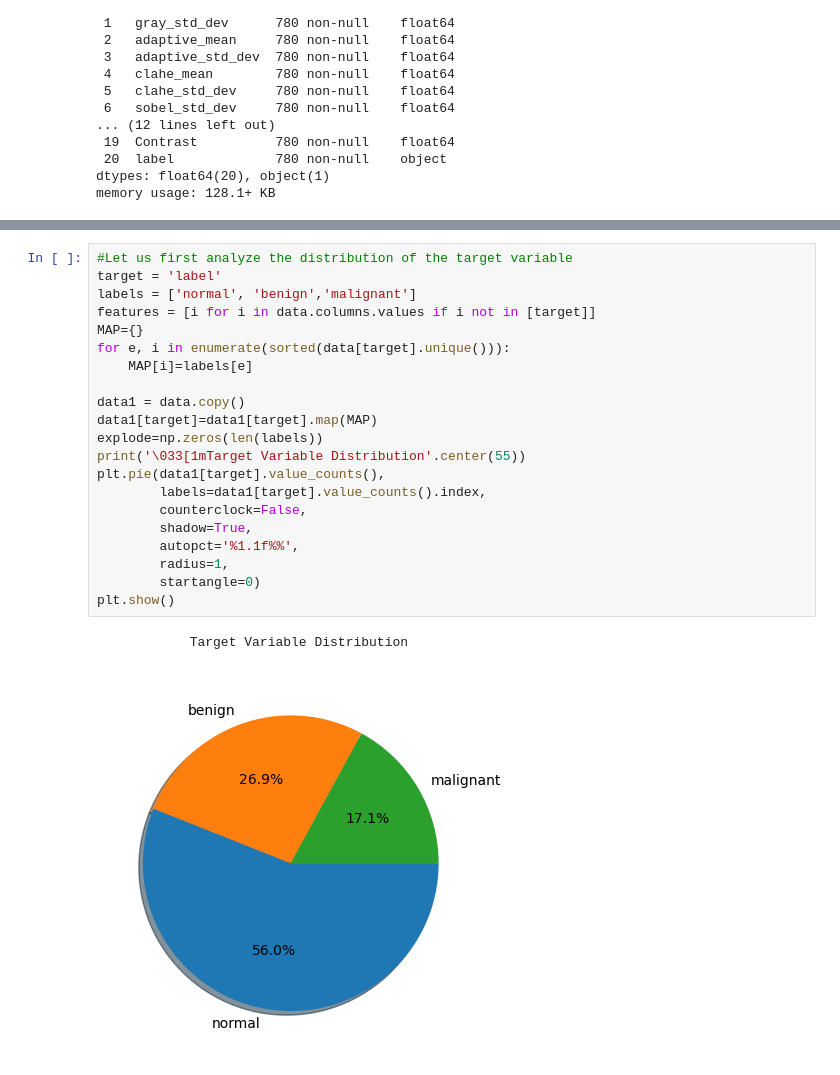
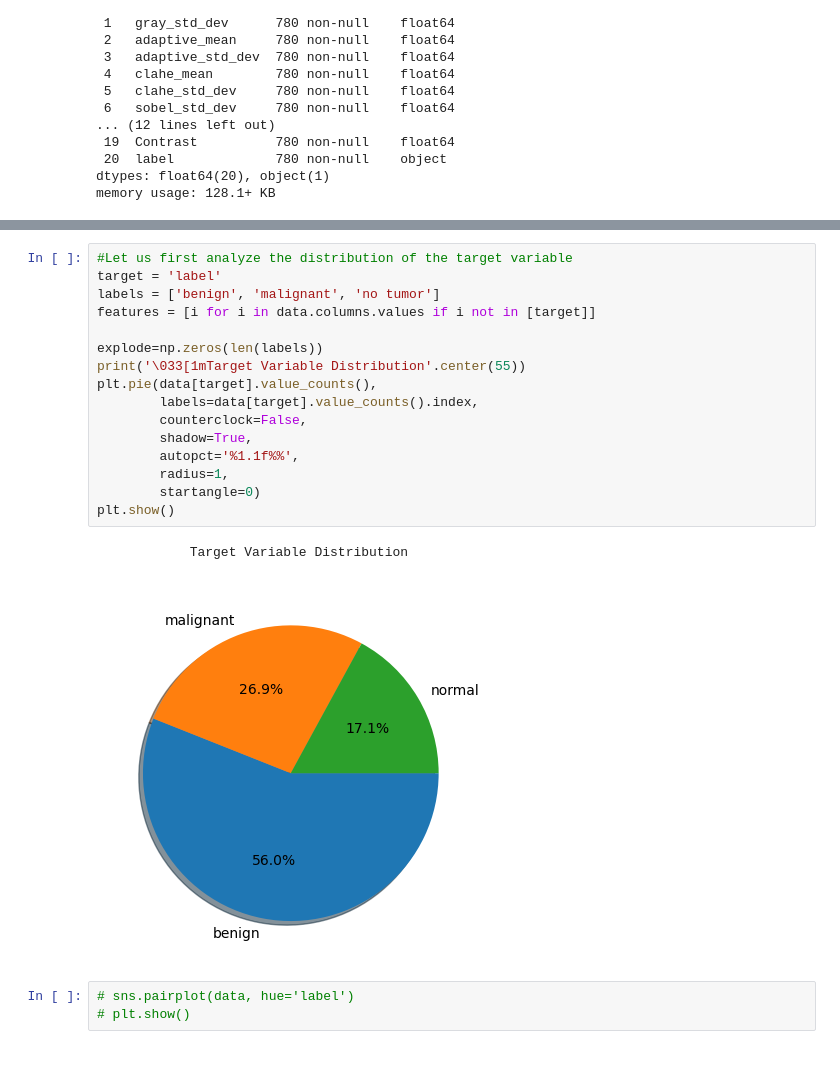
Before and after one commit to SamTheMar/Breast_Tumor_AII, a Jupyter notebook: Classification_ML.ipynb, the cells around one changed output, grey strips where cells are left out. Cells and saved outputs as stored; diff of their text form.

```diff
--- a/Classification_ML.ipynb
+++ b/Classification_ML.ipynb
@@ -70,24 +77,22 @@ data.describe()
 # %%
 #Let us first analyze the distribution of the target variable
 target = 'label'
-labels = ['normal', 'benign','malignant']
+labels = ['benign', 'malignant', 'no tumor']
 features = [i for i in data.columns.values if i not in [target]]
-MAP={}
-for e, i in enumerate(sorted(data[target].unique())):
-    MAP[i]=labels[e]
 
-data1 = data.copy()
-data1[target]=data1[target].map(MAP)
 explode=np.zeros(len(labels))
 print('\033[1mTarget Variable Distribution'.center(55))
-plt.pie(data1[target].value_counts(),
-        labels=data1[target].value_counts().index,
+plt.pie(data[target].value_counts(),
+        labels=data[target].value_counts().index,
         counterclock=False,
         shadow=True,
         autopct='%1.1f%%',
         radius=1,
         startangle=0)
 plt.show()
 # %% [output]
             Target Variable Distribution
-[figure, old version]
+[figure, new version]
+# %%
+# sns.pairplot(data, hue='label')
+# plt.show()
```
Also changed, not shown: parts of 38 cells of this notebook.
